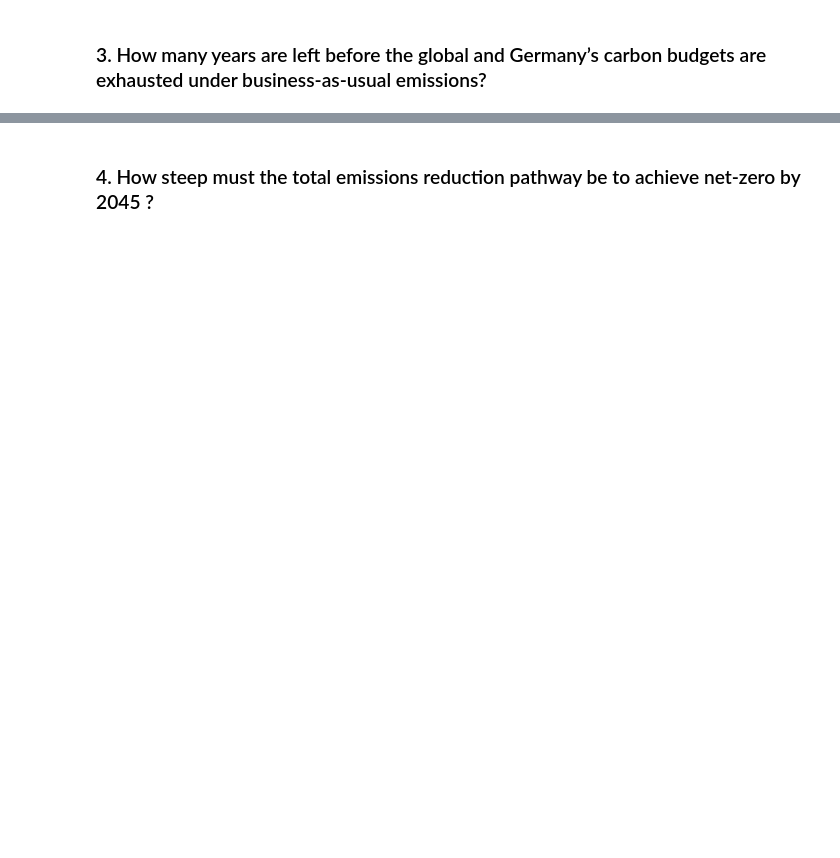
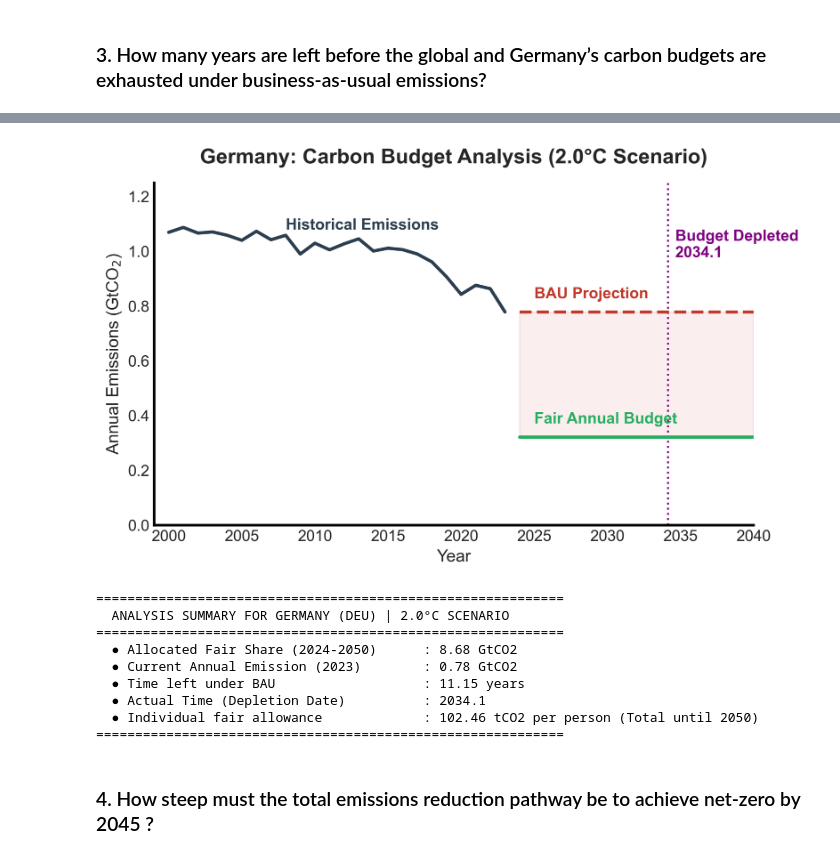
Before and after one commit to GinnyinGermany/CARBON, a Jupyter notebook: bin:/Computational_Narrative.ipynb, the cells around one changed output, grey strips where cells are left out. Drawn from its saved outputs; the diff is of its cells as text; code cells hidden in the pictures; blank space fills up the shorter version.

```diff
--- a/bin:/Computational_Narrative.ipynb
+++ b/bin:/Computational_Narrative.ipynb
@@ -434,3 +434,12 @@ result_df.head(10)
 | 160 | Saudi Arabia | SAU | 16.002026 | 0.915787 | -15.086239 |
 | 192 | Ukraine | UKR | 15.659084 | 0.812755 | -14.846329 |
 | 149 | Poland | POL | 14.204021 | 0.805700 | -13.398321 |
+# %%
+# Set your target budget (e.g., the 1.5C remaining budget for 2024)
+TARGET_BUDGET_2_0C = cb_global_2024_2_0C
+
+# Call the function and store the result in a variable
+result_2_0C = calculate_adjusted_carbon_budgets(merged_global, target_budget=TARGET_BUDGET_2_0C)
+
+# Display the first 10 rows (Countries with largest deficit) as a styled table in Jupyter
+result_2_0C.head(10)
@@ -439,2 +473,15 @@ result_df.head(10)
+# %%
+plot_germany_carbon_analysis(result_2_0C, merged_global, total_em, "2.0")
+# %% [output]
+[figure, added]
+============================================================
+  ANALYSIS SUMMARY FOR GERMANY (DEU) | 2.0°C SCENARIO
+============================================================
+  ● Allocated Fair Share (2024-2050)      : 8.68 GtCO2
+  ● Current Annual Emission (2023)        : 0.78 GtCO2
+  ● Time left under BAU                   : 11.15 years
+  ● Actual Time (Depletion Date)          : 2034.1
+  ● Individual fair allowance             : 102.46 tCO2 per person (Total until 2050)
+============================================================
 # %% [markdown]
 ### 4. How steep must the total emissions reduction pathway be to achieve net-zero by 2045 ?
```
Also changed, not shown: parts of 5 cells of this notebook, 1 other file.
